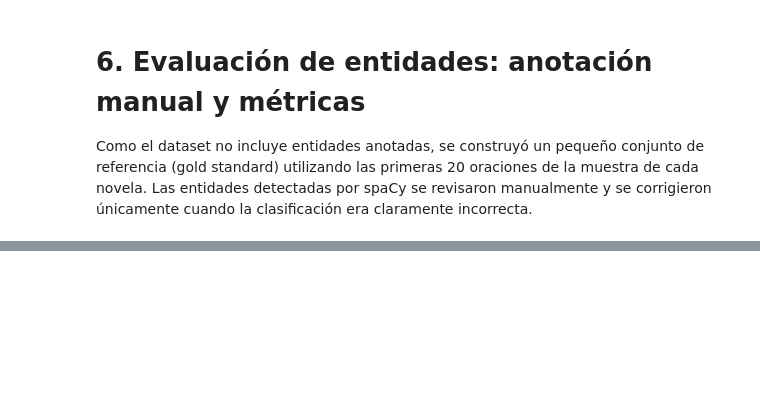
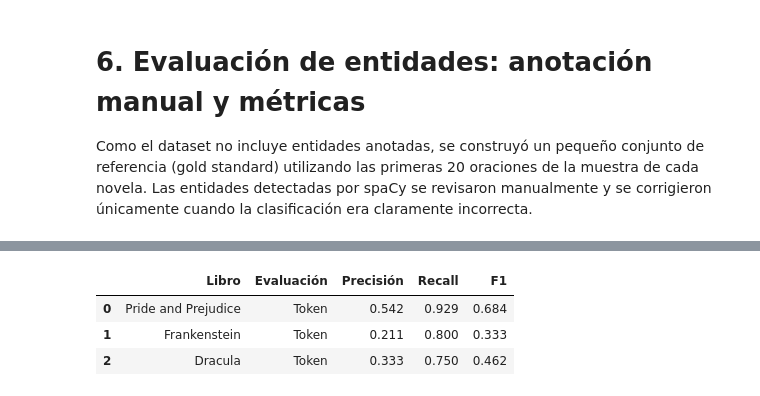
Before and after one commit to Cynthiss/NLP, a Jupyter notebook: Lab_6/Lab_6.ipynb, the cells around one changed output, grey strips where cells are left out. Drawn from its saved outputs; the diff is of its cells as text; code cells hidden in the pictures; blank space fills up the shorter version.

```diff
--- a/Lab_6/Lab_6.ipynb
+++ b/Lab_6/Lab_6.ipynb
@@ -977,3 +977,16 @@ the night TIME
 three CARDINAL
 four CARDINAL
 Carfax GPE
+# %%
+# Crear gold_standard_text automáticamente con las entidades detectadas por spaCy
+# Luego solo corregimos manualmente las etiquetas incorrectas
+
+gold_standard_text = {}
+
+for title, doc in evaluation_docs.items():
+    gold_standard_text[title] = []
+
+    for ent in doc.ents:
+        gold_standard_text[title].append((ent.text, ent.label_))
+
+gold_standard_text
@@ -1194,0 +1148,61 @@ final_eval_table.round(3)
+# %%
+from sklearn.metrics import precision_score, recall_score, f1_score
+
+token_level_results = []
+
+for title, doc in evaluation_docs.items():
+
+    gold_labels = spans_to_token_labels(
+        doc,
+        gold_standard_spans[title]
+    )
+
+    pred_labels = spans_to_token_labels(
+        doc,
+        predicted_spans[title]
+    )
+
+    labels_to_eval = [
+        label for label in set(gold_labels + pred_labels)
+        if label != "O"
+    ]
+
+    precision = precision_score(
+        gold_labels,
+        pred_labels,
+        average="micro",
+        labels=labels_to_eval,
+        zero_division=0
+    )
+
+    recall = recall_score(
+        gold_labels,
+        pred_labels,
+        average="micro",
+        labels=labels_to_eval,
+        zero_division=0
+    )
+
+    f1 = f1_score(
+        gold_labels,
+        pred_labels,
+        average="micro",
+        labels=labels_to_eval,
+        zero_division=0
+    )
+
+    token_level_results.append({
+        "Libro": title,
+        "Evaluación": "Token",
+        "Precisión": precision,
+        "Recall": recall,
+        "F1": f1
+    })
+
+token_level_df = pd.DataFrame(token_level_results)
+token_level_df.round(3)
+# %% [output]
+|  | Libro | Evaluación | Precisión | Recall | F1 |
+| 0 | Pride and Prejudice | Token | 0.542 | 0.929 | 0.684 |
+| 1 | Frankenstein | Token | 0.211 | 0.800 | 0.333 |
+| 2 | Dracula | Token | 0.333 | 0.750 | 0.462 |
```
Also changed, not shown: parts of 14 cells of this notebook, 48 other files.
